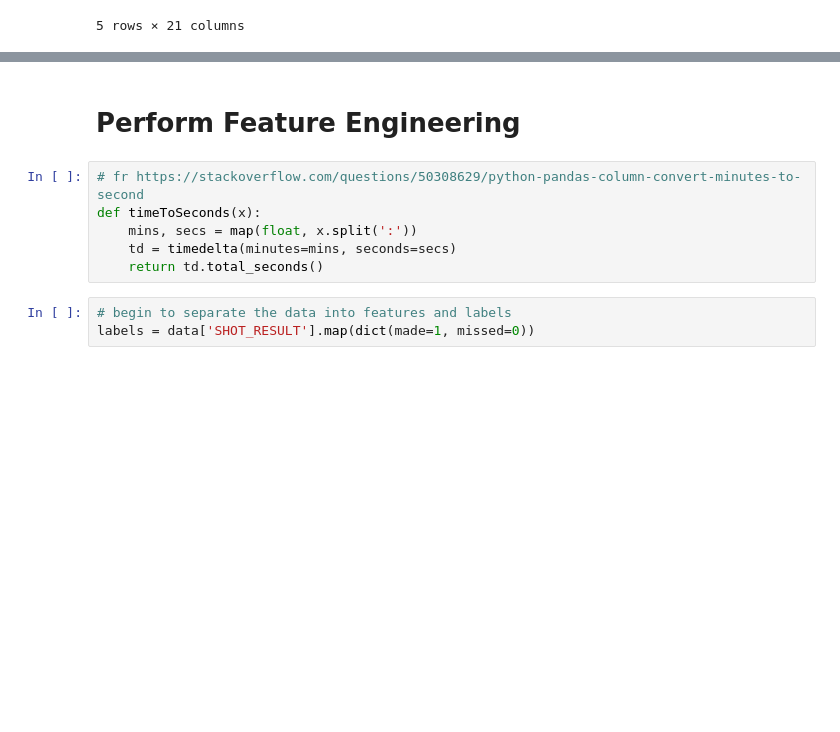
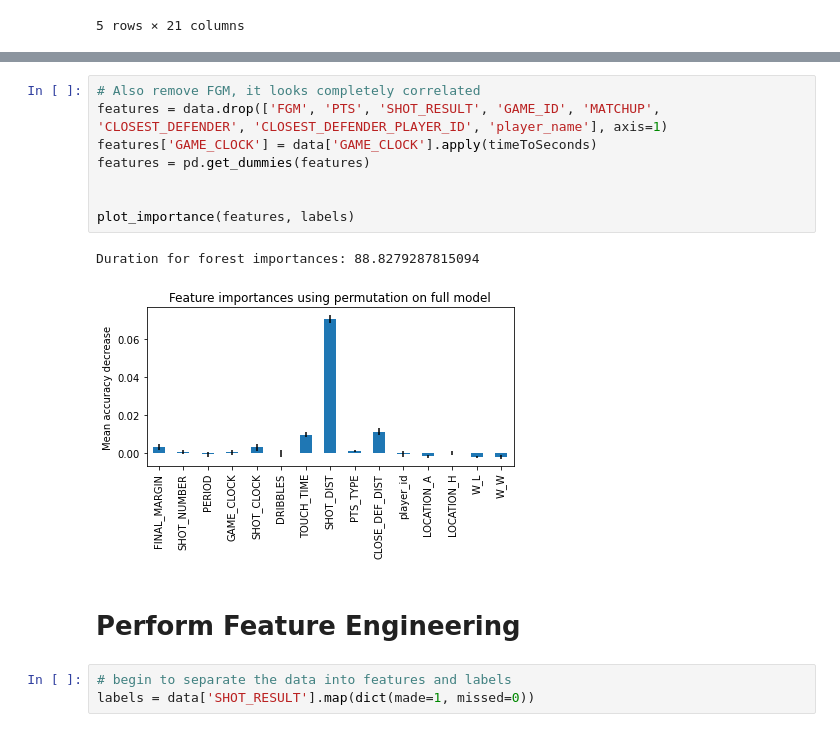
Before and after one commit to justindeanfoster/NBAShotDataAnalysis, a Jupyter notebook: shot_data_analysis.ipynb, the cells around one changed output, grey strips where cells are left out. Drawn from its saved outputs; the diff is of its cells as text; blank space fills up the shorter version.

```diff
--- a/shot_data_analysis.ipynb
+++ b/shot_data_analysis.ipynb
@@ -36,11 +92,16 @@ data.describe()
+# %%
+# Also remove FGM, it looks completely correlated
+features = data.drop(['FGM', 'PTS', 'SHOT_RESULT', 'GAME_ID', 'MATCHUP', 'CLOSEST_DEFENDER', 'CLOSEST_DEFENDER_PLAYER_ID', 'player_name'], axis=1)
+features['GAME_CLOCK'] = data['GAME_CLOCK'].apply(timeToSeconds)
+features = pd.get_dummies(features)
+
+
+plot_importance(features, labels)
+# %% [output]
+Duration for forest importances: 88.8279287815094
+[figure, added]
 # %% [markdown]
 # Perform Feature Engineering
-# %%
-# fr https://stackoverflow.com/questions/50308629/python-pandas-column-convert-minutes-to-second
-def timeToSeconds(x):
-    mins, secs = map(float, x.split(':'))
-    td = timedelta(minutes=mins, seconds=secs)
-    return td.total_seconds()
 # %%
 # begin to separate the data into features and labels
 labels = data['SHOT_RESULT'].map(dict(made=1, missed=0))
```
Also changed, not shown: parts of 6 cells of this notebook.
